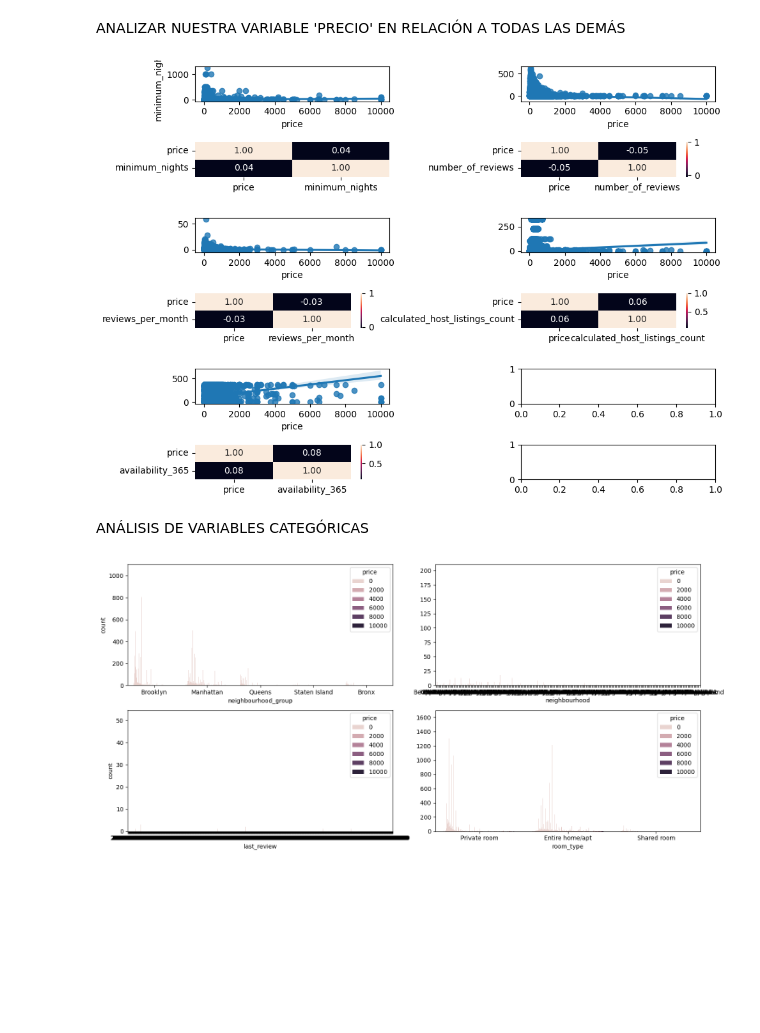
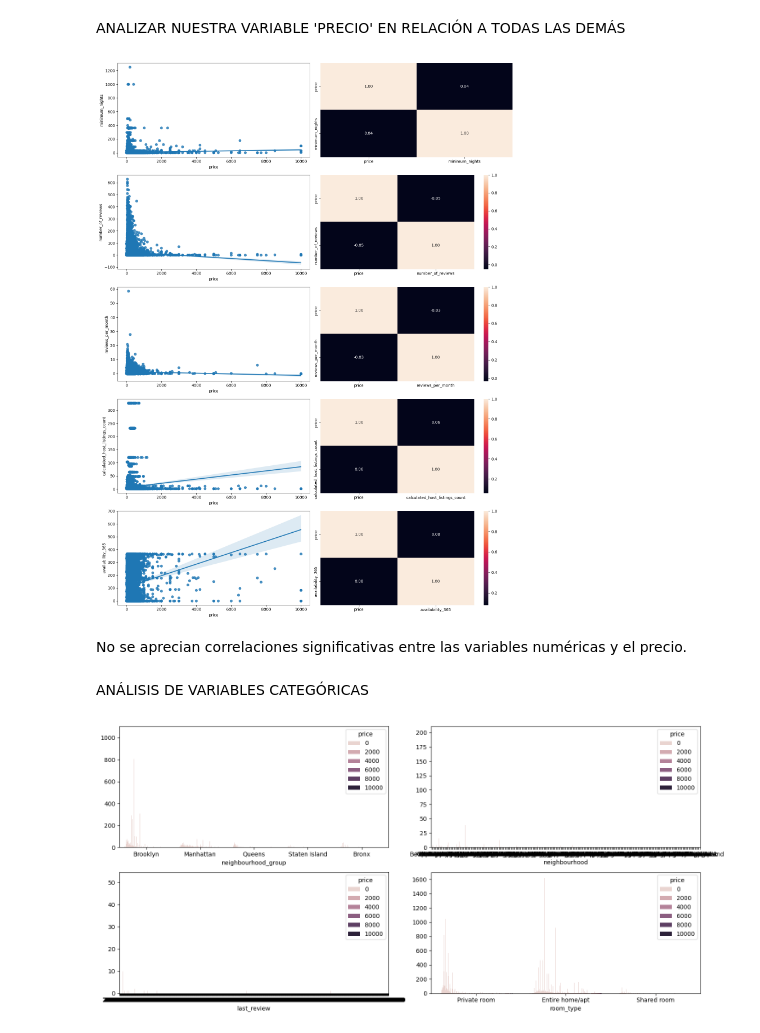
Before and after one commit to PuraCampos/machine-learning-python-template, a Jupyter notebook: src/explore.ipynb, the cells around one changed output. Cells and saved outputs as stored; diff of their text form; code cells hidden in the pictures; blank space fills up the shorter version.

```diff
--- a/src/explore.ipynb
+++ b/src/explore.ipynb
@@ -133,40 +137,42 @@ plt.show()
 # %% [markdown]
 ANALIZAR NUESTRA VARIABLE 'PRECIO' EN RELACIÓN A TODAS LAS DEMÁS
 # %%
-fig, axis = plt.subplots(6, 2, figsize = (10, 7))
+fig, axis = plt.subplots(5, 2, figsize = (15, 20))
 
 # Create a multiple scatter diagram
 sns.regplot(ax = axis[0, 0], data = total_data, x = "price", y = "minimum_nights")
-sns.heatmap(total_data[["price", "minimum_nights"]].corr(), annot = True, fmt = ".2f", ax = axis[1, 0], cbar = False)
-sns.regplot(ax = axis[0, 1], data = total_data, x = "price", y = "number_of_reviews").set(ylabel=None)
+sns.heatmap(total_data[["price", "minimum_nights"]].corr(), annot = True, fmt = ".2f", ax = axis[0,1], cbar = False)
+sns.regplot(ax = axis[1, 0], data = total_data, x = "price", y = "number_of_reviews")
 sns.heatmap(total_data[["price", "number_of_reviews"]].corr(), annot = True, fmt = ".2f", ax = axis[1, 1])
-sns.regplot(ax = axis[2, 0], data = total_data, x = "price", y = "reviews_per_month").set(ylabel=None)
-sns.heatmap(total_data[["price", "reviews_per_month"]].corr(), annot = True, fmt = ".2f", ax = axis[3, 0])
-sns.regplot(ax = axis[2, 1], data = total_data, x = "price", y = "calculated_host_listings_count").set(ylabel=None)
+sns.regplot(ax = axis[2, 0], data = total_data, x = "price", y = "reviews_per_month")
+sns.heatmap(total_data[["price", "reviews_per_month"]].corr(), annot = True, fmt = ".2f", ax = axis[2, 1])
+sns.regplot(ax = axis[3, 0], data = total_data, x = "price", y = "calculated_host_listings_count")
 sns.heatmap(total_data[["price", "calculated_host_listings_count"]].corr(), annot = True, fmt = ".2f", ax = axis[3, 1])
-sns.regplot(ax = axis[4, 0], data = total_data, x = "price", y = "availability_365").set(ylabel=None)
-sns.heatmap(total_data[["price", "availability_365"]].corr(), annot = True, fmt = ".2f", ax = axis[5, 0])
+sns.regplot(ax = axis[4, 0], data = total_data, x = "price", y = "availability_365")
+sns.heatmap(total_data[["price", "availability_365"]].corr(), annot = True, fmt = ".2f", ax = axis[4, 1])
 
 
 
 
 
 # Adjust the layout
 plt.tight_layout()
 
 # Show the plot
 plt.show()
 # %% [output]
-[figure, old version]
+[figure, new version]
+# %% [markdown]
+No se aprecian correlaciones significativas entre las variables numéricas y el precio.
 # %% [markdown]
 ANÁLISIS DE VARIABLES CATEGÓRICAS
 # %%
 fig, axis = plt.subplots(2, 2, figsize = (15, 7))
 
-sns.countplot(ax = axis[0, 0], data = total_data, x = "neighbourhood_group", hue = "price")
+sns.countplot(ax = axis[0, 0], data = total_data, x = "neighbourhood_group", hue = "price").set(ylabel=None)
 sns.countplot(ax = axis[0, 1], data = total_data, x = "neighbourhood", hue = "price").set(ylabel = None)
 sns.countplot(ax = axis[1, 1], data = total_data, x = "room_type", hue = "price").set(ylabel = None)
-sns.countplot(ax = axis[1, 0], data = total_data, x = "last_review", hue = "price")
+sns.countplot(ax = axis[1, 0], data = total_data, x = "last_review", hue = "price").set(ylabel=None)
 
 
 plt.tight_layout()
@@ -174,4 +180,4 @@ plt.tight_layout()
 
 plt.show()
 # %% [output]
-[figure, old version]
+[figure, new version]
```
Also changed, not shown: parts of 22 cells of this notebook, 2 other files.
